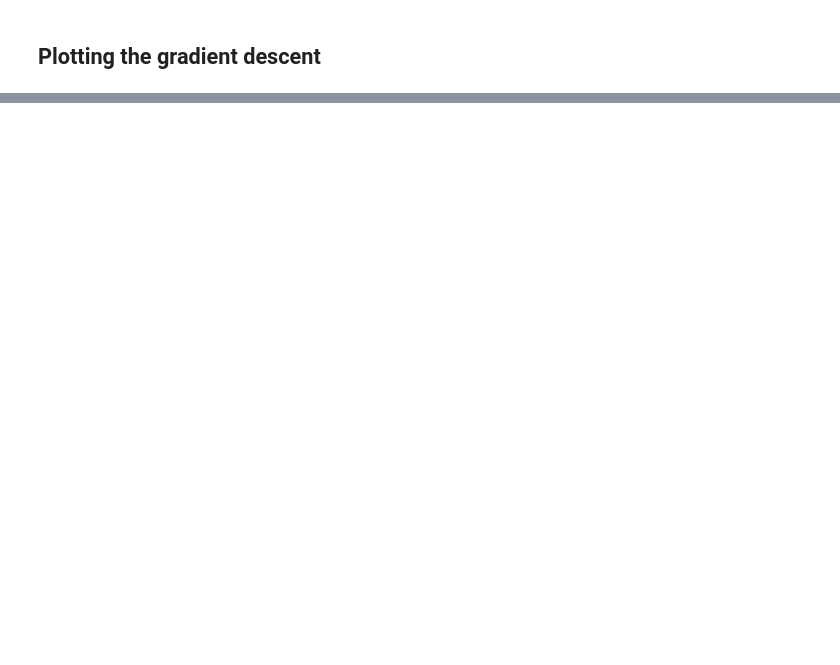
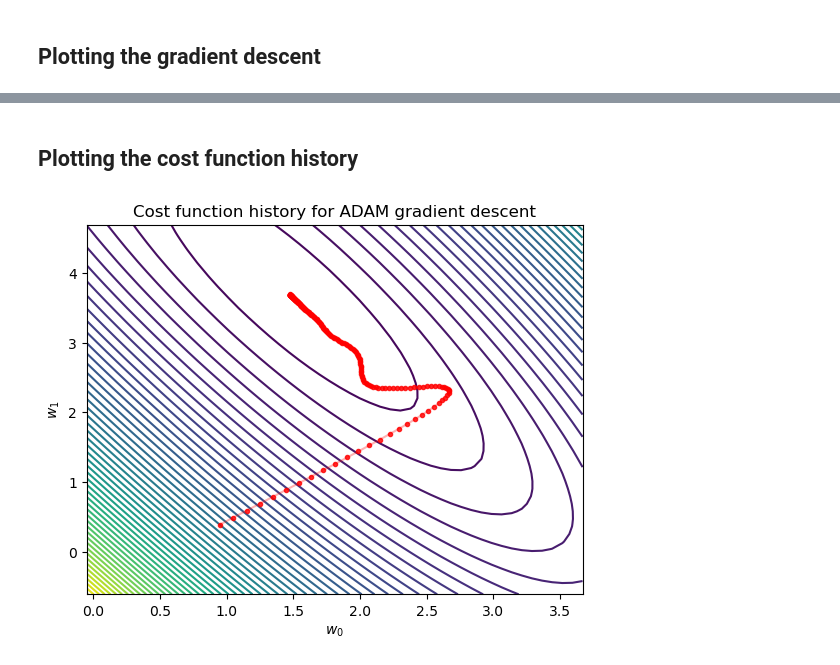
Before and after one commit to Johannesfjeldsaa/FYS-STK4155_Projects, a Jupyter notebook: Project 2/Test and plot GD.ipynb, the cells around one changed output, grey strips where cells are left out. Drawn from its saved outputs; the diff is of its cells as text; code cells hidden in the pictures; blank space fills up the shorter version.

```diff
--- a/Project 2/Test and plot GD.ipynb
+++ b/Project 2/Test and plot GD.ipynb
@@ -83,0 +94,7 @@ plotter.plot_regression(x, y, y_pred, 'Test')
+# %% [markdown]
+## Plotting the cost function history
+# %%
+plotter.plot_path_weights(cost_function_OLS, X, y, grad_descentADAM.betas,
+                          'Cost function history for ADAM gradient descent')
+# %% [output]
+[figure, added]
```
Also changed, not shown: parts of 6 cells of this notebook, 4 other files.
